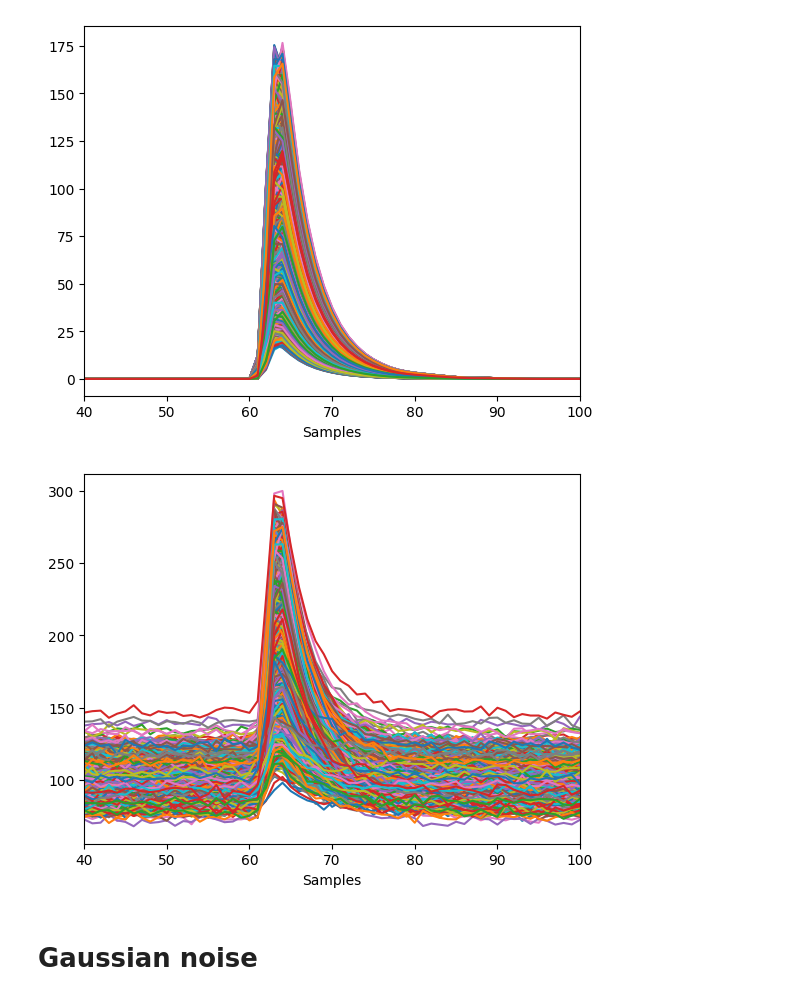
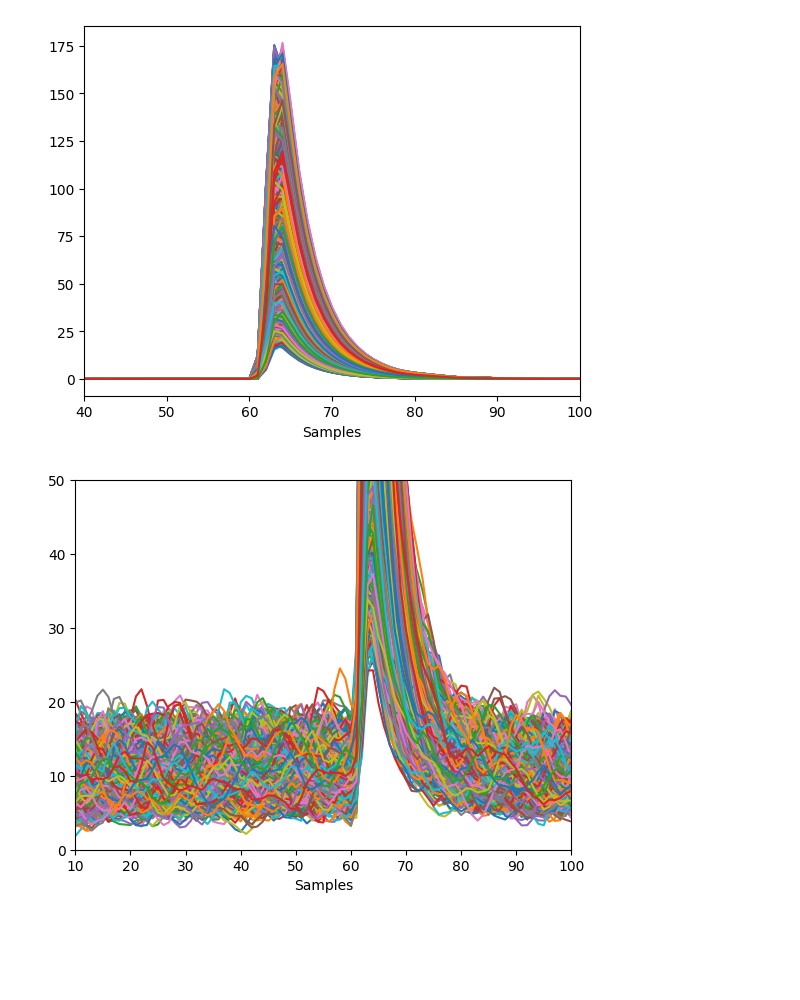
Before and after one commit to clara-escanuela/flashcam-simulation, a Jupyter notebook: tutorials/noise.ipynb, the cells around one changed output. Cells and saved outputs as stored; diff of their text form; code cells hidden in the pictures; blank space fills up the shorter version.

```diff
--- a/tutorials/noise.ipynb
+++ b/tutorials/noise.ipynb
@@ -23,16 +24,18 @@ plt.show()
 # %% [output]
 [figure]
 # %%
-nsb_waveform = waveform + simulate_nsb(200, 2, no_baseline=False)
+# Adding_nsb
+
+nsb_waveform, nsb_charge, nsb_time = simulate_nsb(600)
+nsb_waveform = nsb_waveform + waveform
 
 plt.figure()
 
 plt.plot(nsb_waveform.T)
 
-plt.xlim(40, 100)
+plt.ylim(0, 50)
+plt.xlim(10, 100)
 plt.xlabel("Samples")
 plt.show()
 # %% [output]
-[figure, old version]
+[figure, new version]
-# %% [markdown]
-# Gaussian noise
```
Also changed, not shown: parts of 16 cells of this notebook, 3 other files.
